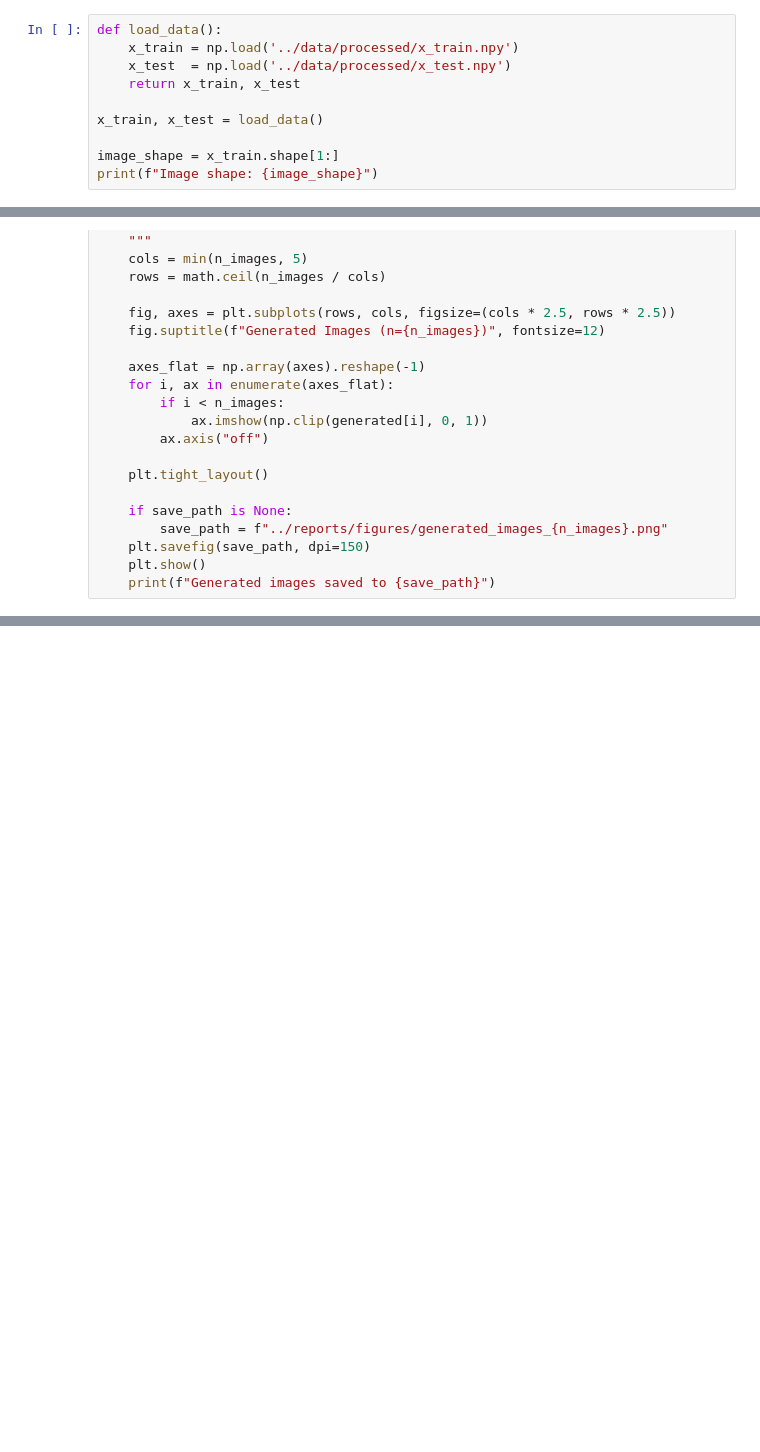
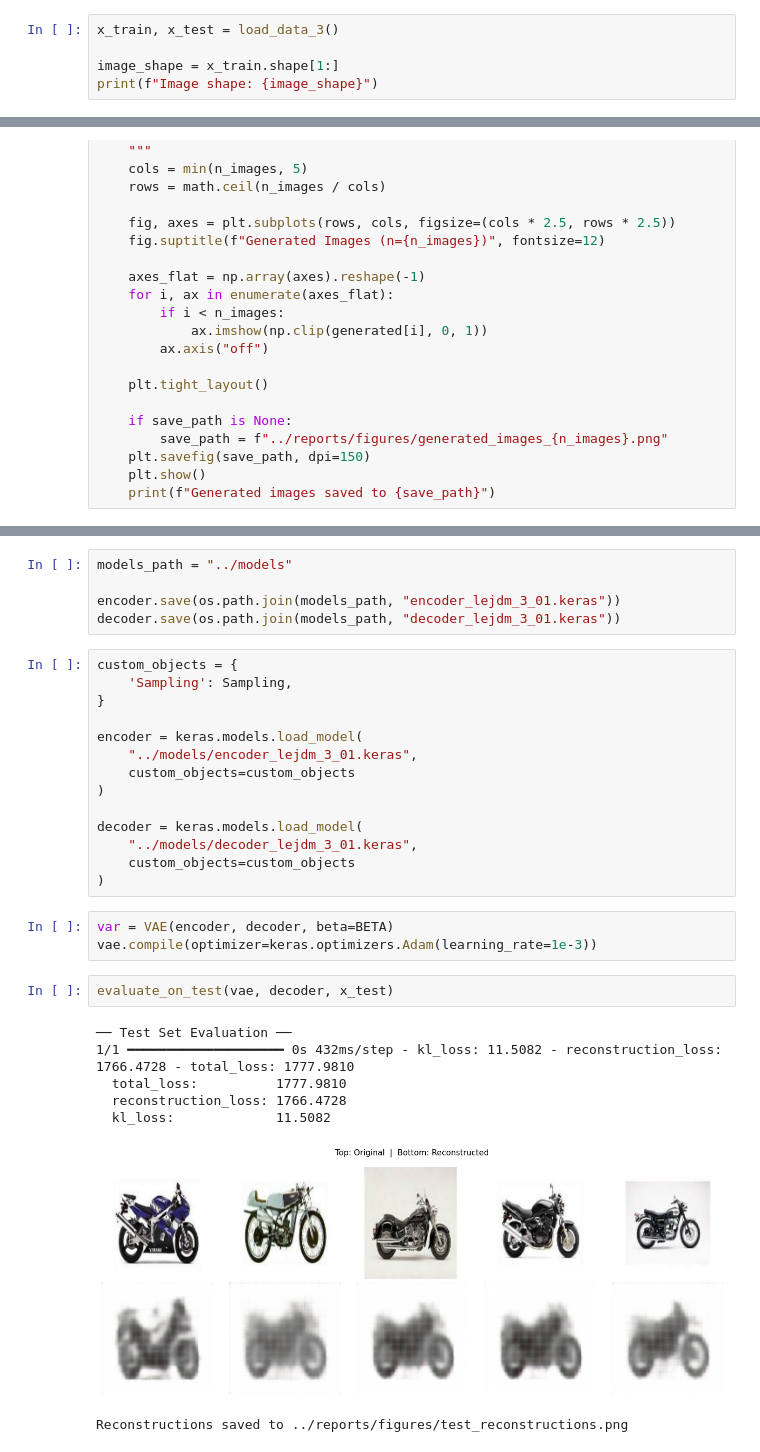
Before and after one commit to luisejdm/Proyecto1_Deep_Learning, a Jupyter notebook: notebooks/3.01-lejdm-first-vae.ipynb, the cells around one changed output, grey strips where cells are left out. Drawn from its saved outputs; the diff is of its cells as text; blank space fills up the shorter version.

```diff
--- a/notebooks/3.01-lejdm-first-vae.ipynb
+++ b/notebooks/3.01-lejdm-first-vae.ipynb
@@ -20,12 +26,7 @@ NEGATIVE_SLOPE = 0.05 # LeakyReLU negative slope
 # %% [markdown]
 ## Load the data
 # %%
-def load_data():
-    x_train = np.load('../data/processed/x_train.npy')
-    x_test  = np.load('../data/processed/x_test.npy')
-    return x_train, x_test
-
-x_train, x_test = load_data()
+x_train, x_test = load_data_3()
 
 image_shape = x_train.shape[1:]
 print(f"Image shape: {image_shape}")
@@ -425,0 +442,32 @@ Generated images saved to ../reports/figures/generated_images_10.png
+# %%
+models_path = "../models"
+
+encoder.save(os.path.join(models_path, "encoder_lejdm_3_01.keras"))
+decoder.save(os.path.join(models_path, "decoder_lejdm_3_01.keras"))
+# %%
+custom_objects = {
+    'Sampling': Sampling,
+}
+
+encoder = keras.models.load_model(
+    "../models/encoder_lejdm_3_01.keras",
+    custom_objects=custom_objects
+)
+
+decoder = keras.models.load_model(
+    "../models/decoder_lejdm_3_01.keras",
+    custom_objects=custom_objects
+)
+# %%
+var = VAE(encoder, decoder, beta=BETA)
+vae.compile(optimizer=keras.optimizers.Adam(learning_rate=1e-3))
+# %%
+evaluate_on_test(vae, decoder, x_test)
+# %% [output]
+── Test Set Evaluation ──
+1/1 ━━━━━━━━━━━━━━━━━━━━ 0s 432ms/step - kl_loss: 11.5082 - reconstruction_loss: 1766.4728 - total_loss: 1777.9810
+  total_loss:          1777.9810
+  reconstruction_loss: 1766.4728
+  kl_loss:             11.5082
+[figure, added]
+Reconstructions saved to ../reports/figures/test_reconstructions.png
```
Also changed, not shown: parts of 12 cells of this notebook, 2 other files.
